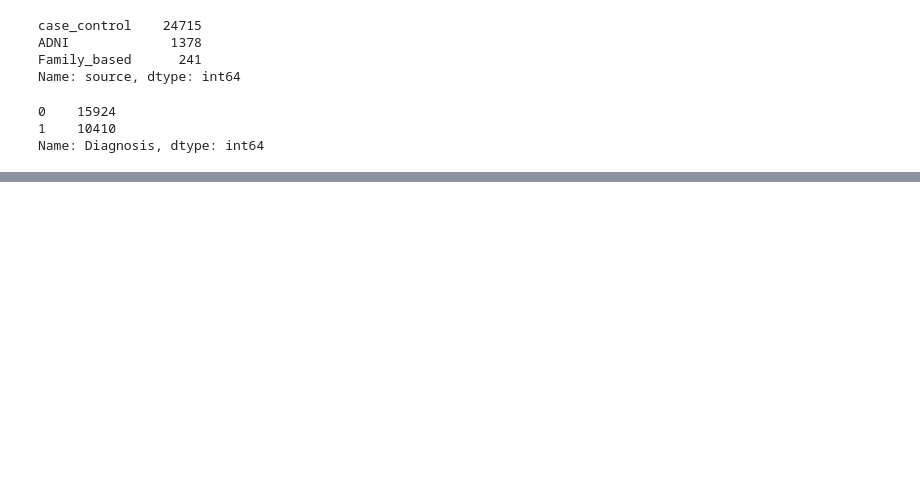
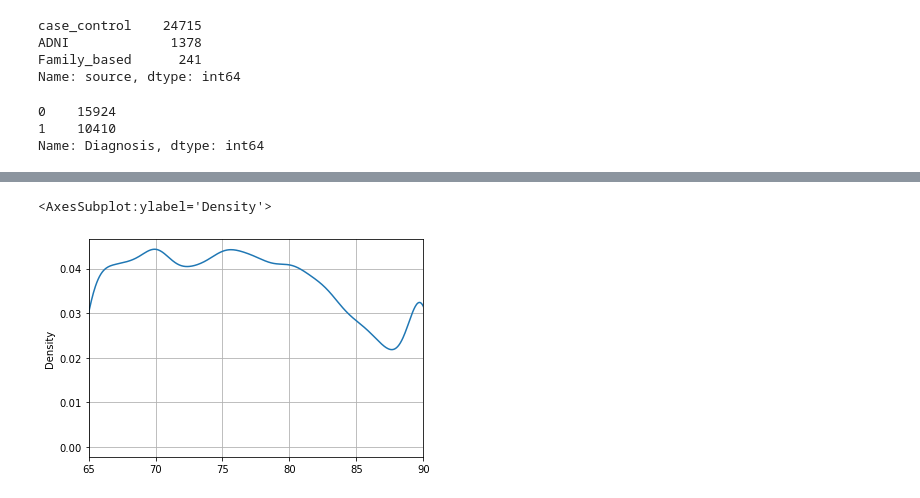
Before and after one commit to teresa-sansan/ADSP_polyfun, a Jupyter notebook: data_processing/phenotype/merge_pheno_36k_mergelisan.ipynb, the cells around one changed output, grey strips where cells are left out. Drawn from its saved outputs; the diff is of its cells as text; code cells hidden in the pictures; blank space fills up the shorter version.

```diff
--- a/data_processing/phenotype/merge_pheno_36k_mergelisan.ipynb
+++ b/data_processing/phenotype/merge_pheno_36k_mergelisan.ipynb
@@ -342,2 +341,2 @@ pheno_fin.Age = pheno_fin.Age.astype('int64')
 # %%
-pheno_fin[pheno_fin.Age >= 65]
+pheno_fin_LOAD = pheno_fin[pheno_fin.Age >= 65]
@@ -357,0 +345,5 @@ pheno_fin[pheno_fin.Age >= 65]
+# %%
+pheno_fin_LOAD.Age.plot(kind='kde', xlim=(65,90), grid=True, xlabel='Age')
+# %% [output]
+<AxesSubplot:ylabel='Density'>
+[figure, added]
```
Also changed, not shown: parts of 12 cells of this notebook, 1 other file.
